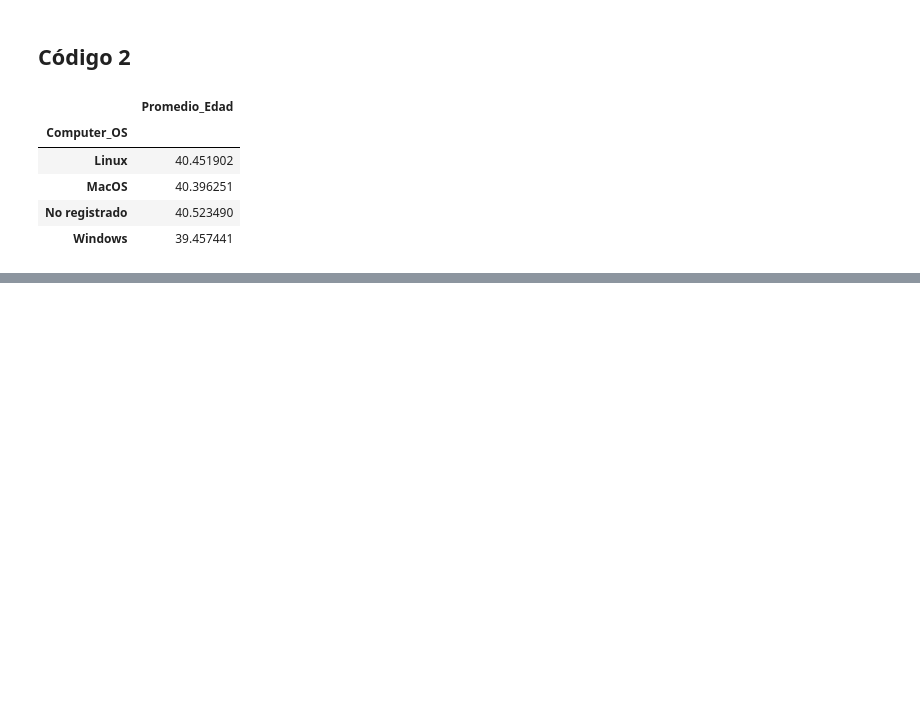
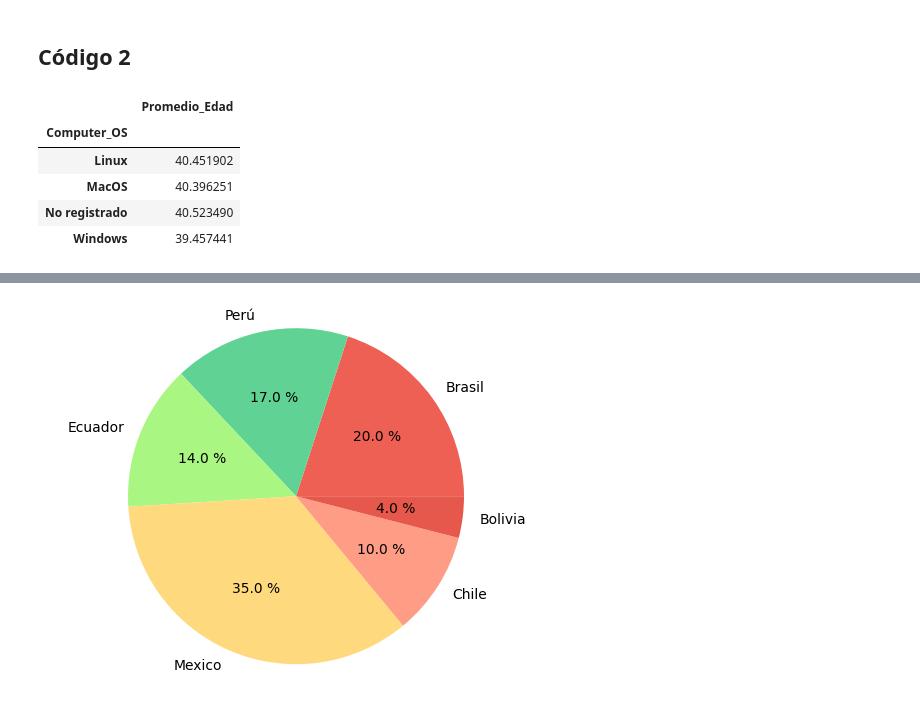
Before and after one commit to jcml002/Reto6, a Jupyter notebook: DS_JCML_RETO.ipynb, the cells around one changed output, grey strips where cells are left out. Drawn from its saved outputs; the diff is of its cells as text; code cells hidden in the pictures; blank space fills up the shorter version.

```diff
--- a/DS_JCML_RETO.ipynb
+++ b/DS_JCML_RETO.ipynb
@@ -123,0 +155,10 @@ df_final.groupby('Computer_OS').agg(Promedio_Edad=('Age', 'mean'))
+# %%
+import matplotlib.pyplot as plt
+numero = [20,17,14,35,10,4]
+nombres = ["Brasil","Perú","Ecuador","Mexico", "Chile", "Bolivia"]
+colores = ["#EE6054","#60D394","#AAF683","#FFD97D","#FE9C85", "#E6584C"]
+plt.pie(numero, labels=nombres, autopct="%0.1f %%", colors=colores)
+plt.axis("equal")
+plt.show()
+# %% [output]
+[figure, added]
```
Also changed, not shown: parts of 2 cells of this notebook.
